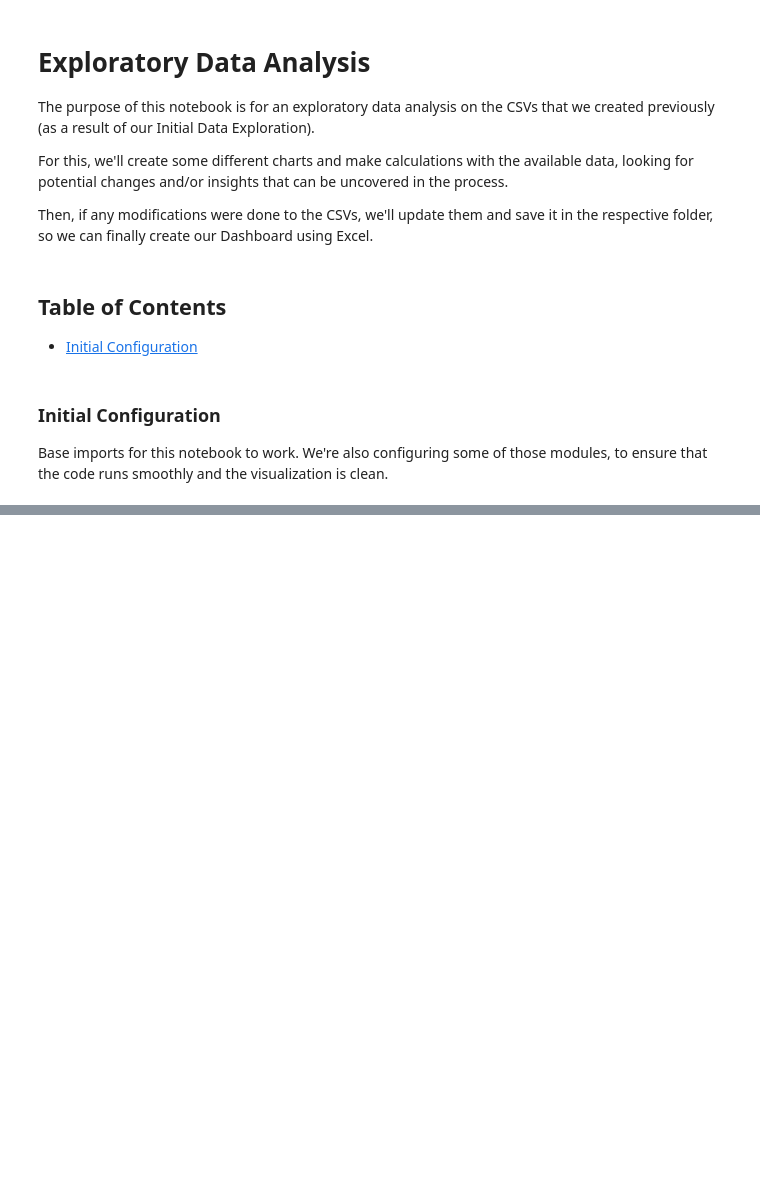
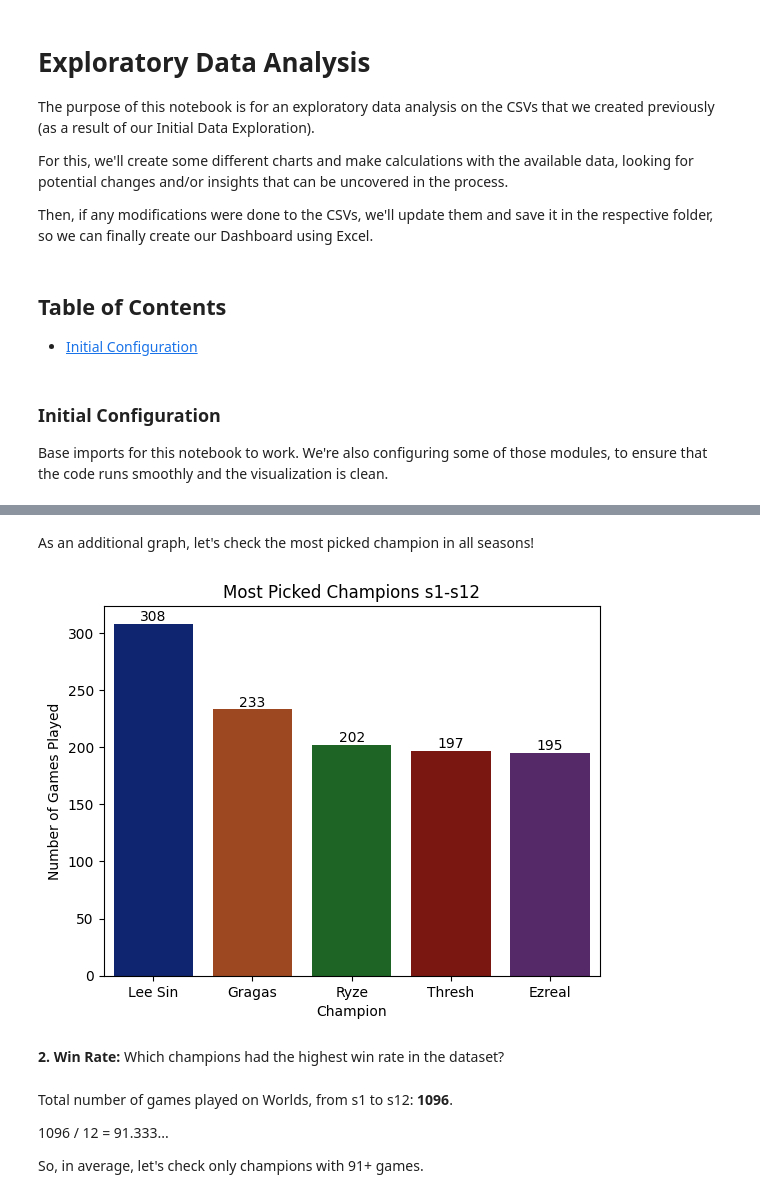
Before and after one commit to Murillo-ES/lol_worlds_project, a Jupyter notebook: notebooks/exploratory_data_analysis.ipynb, the cells around one changed output, grey strips where cells are left out. Drawn from its saved outputs; the diff is of its cells as text; code cells hidden in the pictures; blank space fills up the shorter version.

```diff
--- a/notebooks/exploratory_data_analysis.ipynb
+++ b/notebooks/exploratory_data_analysis.ipynb
@@ -51,0 +172,40 @@ plt.rcParams['figure.figsize'] = (30, 10)
+# %% [markdown]
+As an additional graph, let's check the most picked champion in all seasons!
+# %%
+def create_barplot(dataset, title, x, x_title, y, y_title, fmt, palette = None):
+    barplot = sns.barplot(x=x, y=y, data=dataset, hue=x, palette=palette)
+
+    barplot.set_title(title)
+    barplot.set_xlabel(x_title)
+    barplot.set_ylabel(y_title)
+
+    for container in barplot.containers:
+        barplot.bar_label(container, fmt=fmt)
+
+    return barplot
+
+
+most_picked_champions = champions_stats.groupby('champion', as_index=False)['played_games'].sum().sort_values(by='played_games', ascending=False).head()
+
+most_picked_barplot = create_barplot(
+    dataset = most_picked_champions,
+    title = 'Most Picked Champions s1-s12',
+    x = 'champion',
+    x_title = 'Champion',
+    y = 'played_games',
+    y_title = 'Number of Games Played',
+    fmt='%.0f',
+    palette='dark'
+)
+
+plt.show()
+# %% [output]
+[figure, added]
+# %% [markdown]
+**2. Win Rate:** Which champions had the highest win rate in the dataset?
+# %% [markdown]
+Total number of games played on Worlds, from s1 to s12: **1096**.
+
+1096 / 12 = 91.333...
+
+So, in average, let's check only champions with 91+ games.
```
Also changed, not shown: parts of 10 cells of this notebook, 10 other files.
